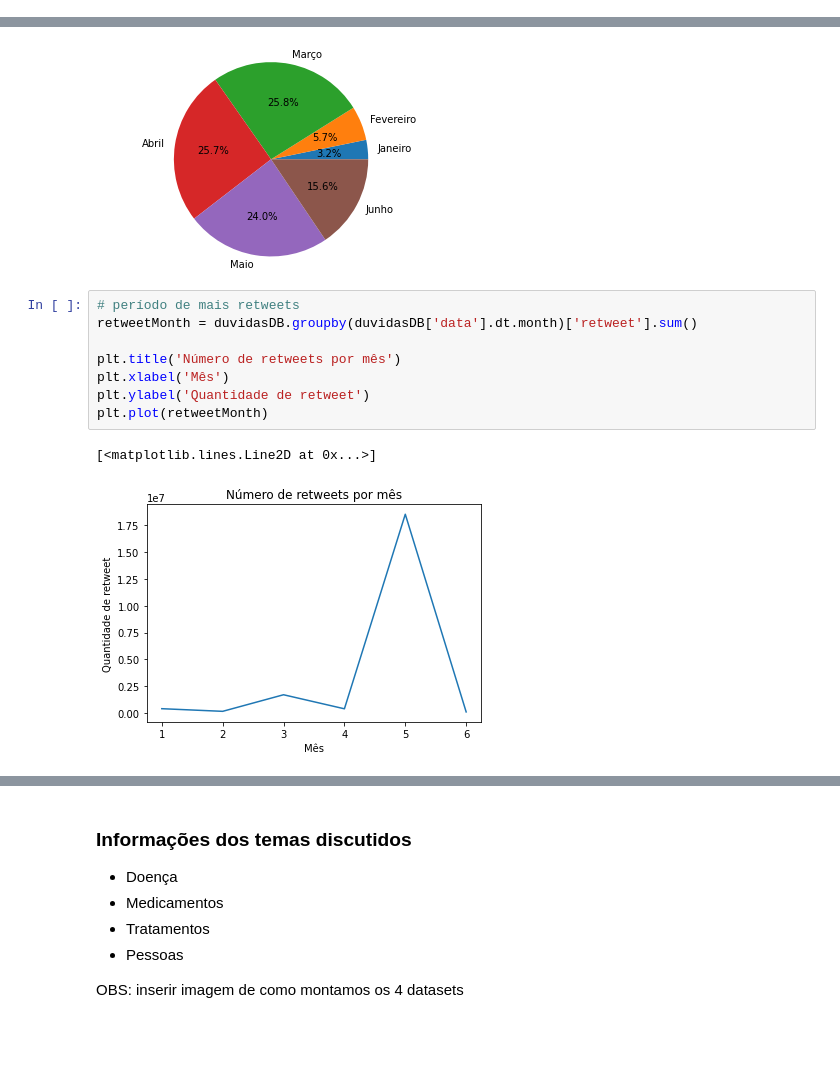
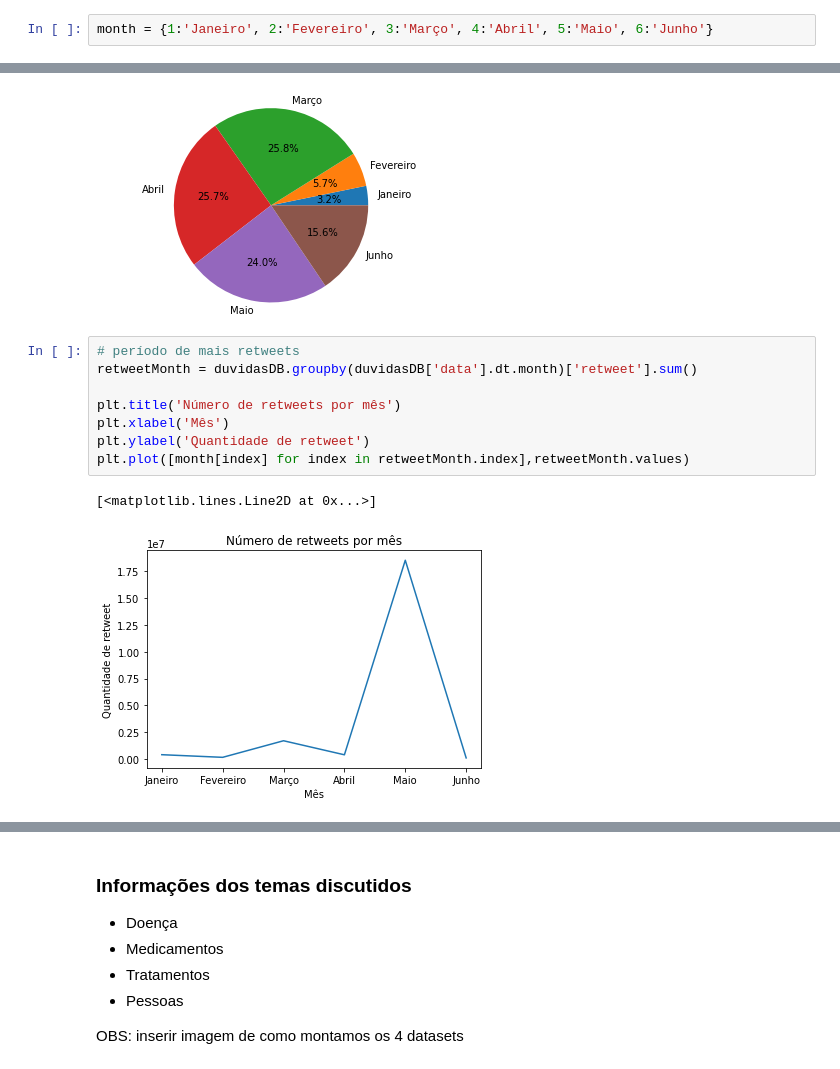
Before and after one commit to Mirnada/Covid_19, a Jupyter notebook: Covid_19.ipynb, the cells around one changed output, grey strips where cells are left out. Saved outputs shown, nothing was run; the diff lists cells and outputs as text; blank space fills up the shorter version.

```diff
--- a/Covid_19.ipynb
+++ b/Covid_19.ipynb
@@ -278,6 +250,8 @@ Assim como no dataset original, o Brasil continua sendo o país do qual se tem m
 (duvidasDB['pais'].value_counts()['Brazil']/duvidasDB['pais'].value_counts().sum())*100
 # %% [output]
 91.30157108187508
+# %%
+month = {1:'Janeiro', 2:'Fevereiro', 3:'Março', 4:'Abril', 5:'Maio', 6:'Junho'}
 # %%
 # perído de mais tweets
 tweetMonth = duvidasDB.groupby(duvidasDB['data'].dt.month)['texto'].count()
@@ -299,11 +273,11 @@ plt.show()
 # %%
 # período de mais retweets
 retweetMonth = duvidasDB.groupby(duvidasDB['data'].dt.month)['retweet'].sum()
 
 plt.title('Número de retweets por mês')
 plt.xlabel('Mês')
 plt.ylabel('Quantidade de retweet')
-plt.plot(retweetMonth)
+plt.plot([month[index] for index in retweetMonth.index],retweetMonth.values)
 # %% [output]
 [<matplotlib.lines.Line2D at 0x...>]
-[figure, old version]
+[figure, new version]
```
Also changed, not shown: parts of 19 cells of this notebook.
